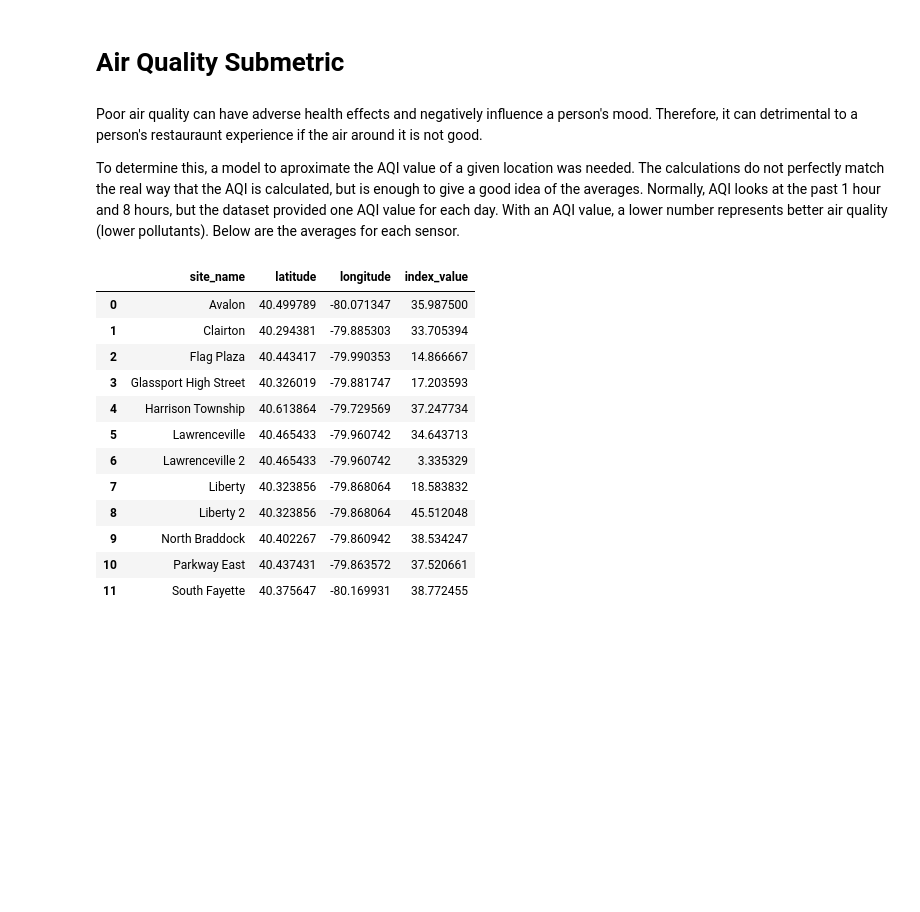
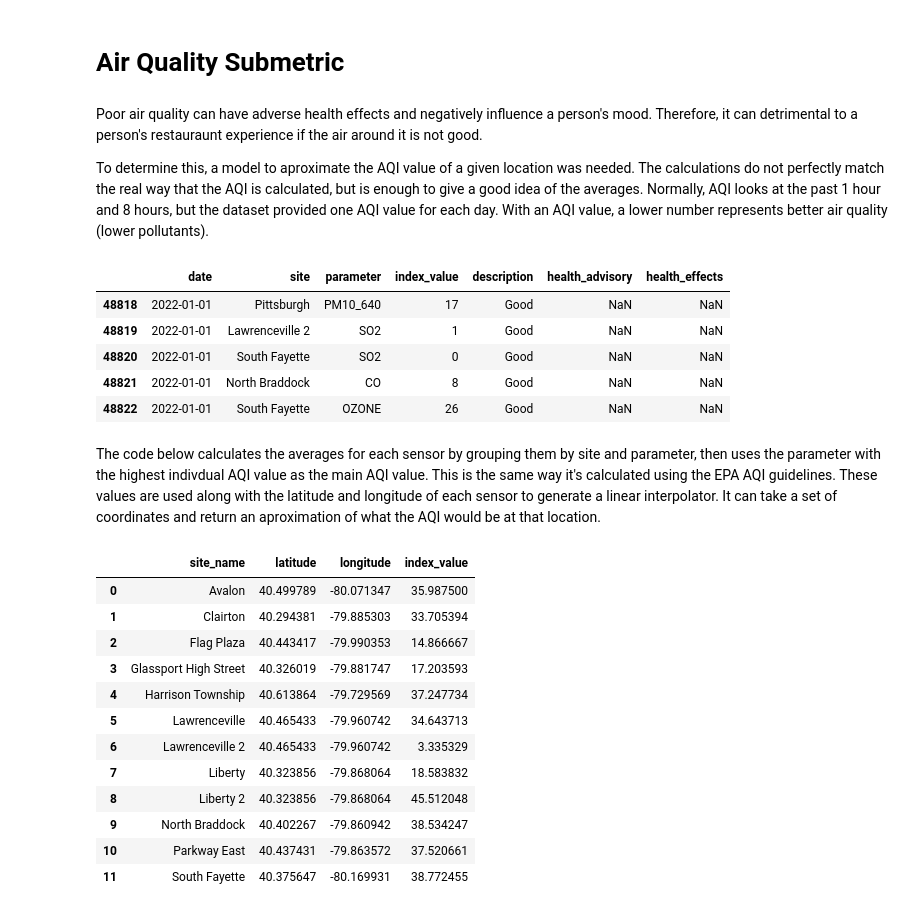
Before and after one commit to Bejofo/CMPINFO_0010_Final_Project, a Jupyter notebook: notebooks/Jason.ipynb, the cells around one changed output. Saved outputs shown, nothing was run; the diff lists cells and outputs as text; code cells hidden in the pictures; blank space fills up the shorter version.

```diff
--- a/notebooks/Jason.ipynb
+++ b/notebooks/Jason.ipynb
@@ -505,5 +505,27 @@ pyplot.axis("off")
 # %% [markdown]
 Poor air quality can have adverse health effects and negatively influence a person's mood. Therefore, it can detrimental to a person's restauraunt experience if the air around it is not good.
 
-To determine this, a model to aproximate the AQI value of a given location was needed. The calculations do not perfectly match the real way that the AQI is calculated, but is enough to give a good idea of the averages. Normally, AQI looks at the past 1 hour and 8 hours, but the dataset provided one AQI value for each day. With an AQI value, a lower number represents better air quality (lower pollutants). Below are the averages for each sensor.
+To determine this, a model to aproximate the AQI value of a given location was needed. The calculations do not perfectly match the real way that the AQI is calculated, but is enough to give a good idea of the averages. Normally, AQI looks at the past 1 hour and 8 hours, but the dataset provided one AQI value for each day. With an AQI value, a lower number represents better air quality (lower pollutants).
+# %%
+import pandas
+from scipy.interpolate import LinearNDInterpolator
+
+# Only use data from 2022
+air_quality = pandas.read_csv("../datasets/air_quality/assets/air_quality.csv")
+sensors = pandas.read_csv("../datasets/air_quality/assets/sites.csv")
+
+# Some filtering
+air_quality = air_quality.tail(7097) # Use only 2022 data
+sensors = sensors[sensors["latitude"].notnull()]
+
+air_quality.head()
+# %% [output]
+|  | date | site | parameter | index_value | description | health_advisory | health_effects |
+| 48818 | 2022-01-01 | Pittsburgh | PM10_640 | 17 | Good | NaN | NaN |
+| 48819 | 2022-01-01 | Lawrenceville 2 | SO2 | 1 | Good | NaN | NaN |
+| 48820 | 2022-01-01 | South Fayette | SO2 | 0 | Good | NaN | NaN |
+| 48821 | 2022-01-01 | North Braddock | CO | 8 | Good | NaN | NaN |
+| 48822 | 2022-01-01 | South Fayette | OZONE | 26 | Good | NaN | NaN |
+# %% [markdown]
+The code below calculates the averages for each sensor by grouping them by site and parameter, then uses the parameter with the highest indivdual AQI value as the main AQI value. This is the same way it's calculated using the EPA AQI guidelines. These values are used along with the latitude and longitude of each sensor to generate a linear interpolator. It can take a set of coordinates and return an aproximation of what the AQI would be at that location.
 # %%
```
Also changed, not shown: parts of 9 cells of this notebook, 1 other file.
